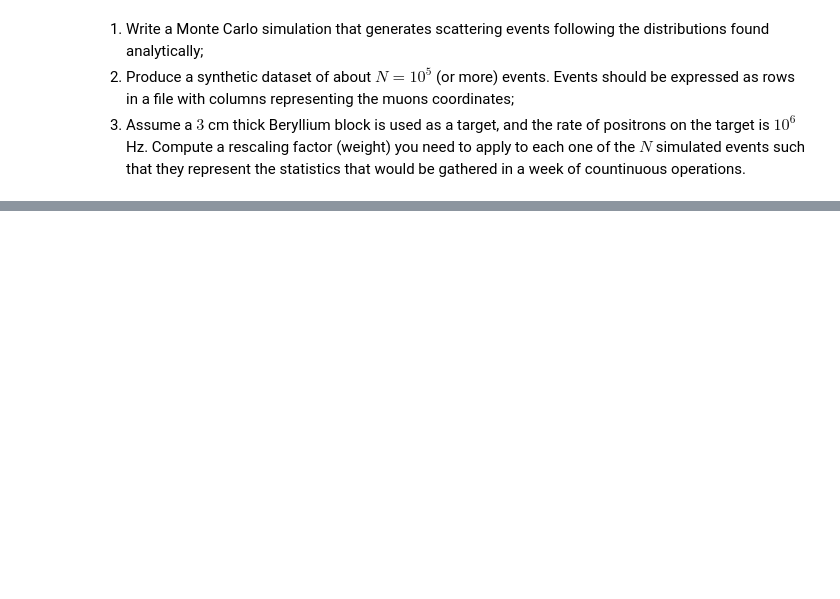
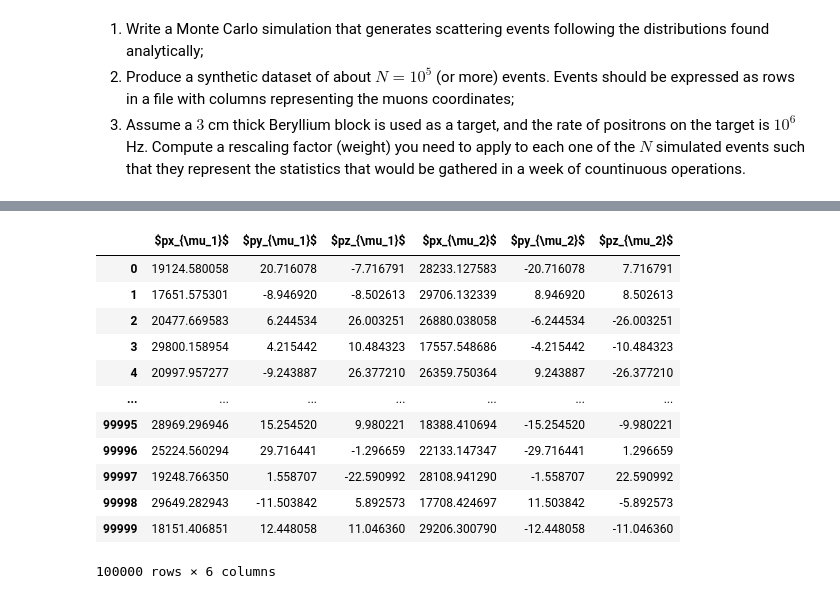
Before and after one commit to vanessacerrone/LEMMA_project, a Jupyter notebook: project.ipynb, the cells around one changed output, grey strips where cells are left out. Saved outputs shown, nothing was run; the diff lists cells and outputs as text; code cells hidden in the pictures; blank space fills up the shorter version.

```diff
--- a/project.ipynb
+++ b/project.ipynb
@@ -43,0 +217,22 @@ The inverse of the CDF is computed by interpolation through scipy function inter
+# %%
+# generate events
+events = generate_beam(220, 10**5)
+# save events in txt file and dataframe
+np.savetxt("Momenta_monochromatic.txt", events) # save to file
+df_monochromatic = pd.DataFrame(events, columns = [  '$px_{\mu_1}$','$py_{\mu_1}$','$pz_{\mu_1}$','$px_{\mu_2}$','$py_{\mu_2}$','$pz_{\mu_2}$'])
+df_monochromatic.to_csv('Events.csv')
+df_monochromatic
+# %% [output]
+|  | $px_{\mu_1}$ | $py_{\mu_1}$ | $pz_{\mu_1}$ | $px_{\mu_2}$ | $py_{\mu_2}$ | $pz_{\mu_2}$ |
+| 0 | 19124.580058 | 20.716078 | -7.716791 | 28233.127583 | -20.716078 | 7.716791 |
+| 1 | 17651.575301 | -8.946920 | -8.502613 | 29706.132339 | 8.946920 | 8.502613 |
+| 2 | 20477.669583 | 6.244534 | 26.003251 | 26880.038058 | -6.244534 | -26.003251 |
+| 3 | 29800.158954 | 4.215442 | 10.484323 | 17557.548686 | -4.215442 | -10.484323 |
+| 4 | 20997.957277 | -9.243887 | 26.377210 | 26359.750364 | 9.243887 | -26.377210 |
+| ... | ... | ... | ... | ... | ... | ... |
+| 99995 | 28969.296946 | 15.254520 | 9.980221 | 18388.410694 | -15.254520 | -9.980221 |
+| 99996 | 25224.560294 | 29.716441 | -1.296659 | 22133.147347 | -29.716441 | 1.296659 |
+| 99997 | 19248.766350 | 1.558707 | -22.590992 | 28108.941290 | -1.558707 | 22.590992 |
+| 99998 | 29649.282943 | -11.503842 | 5.892573 | 17708.424697 | 11.503842 | -5.892573 |
+| 99999 | 18151.406851 | 12.448058 | 11.046360 | 29206.300790 | -12.448058 | -11.046360 |
+100000 rows × 6 columns
```
Also changed, not shown: parts of 9 cells of this notebook, 2 other files.
